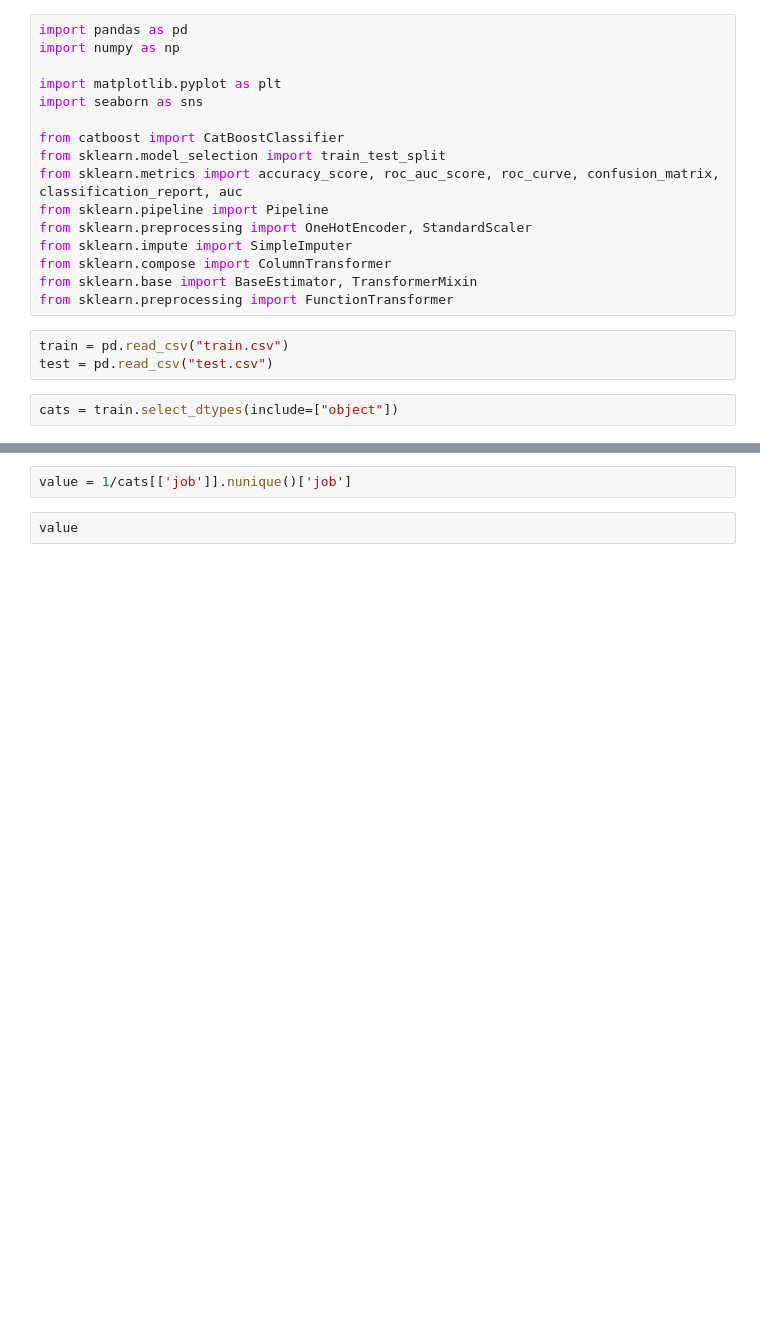
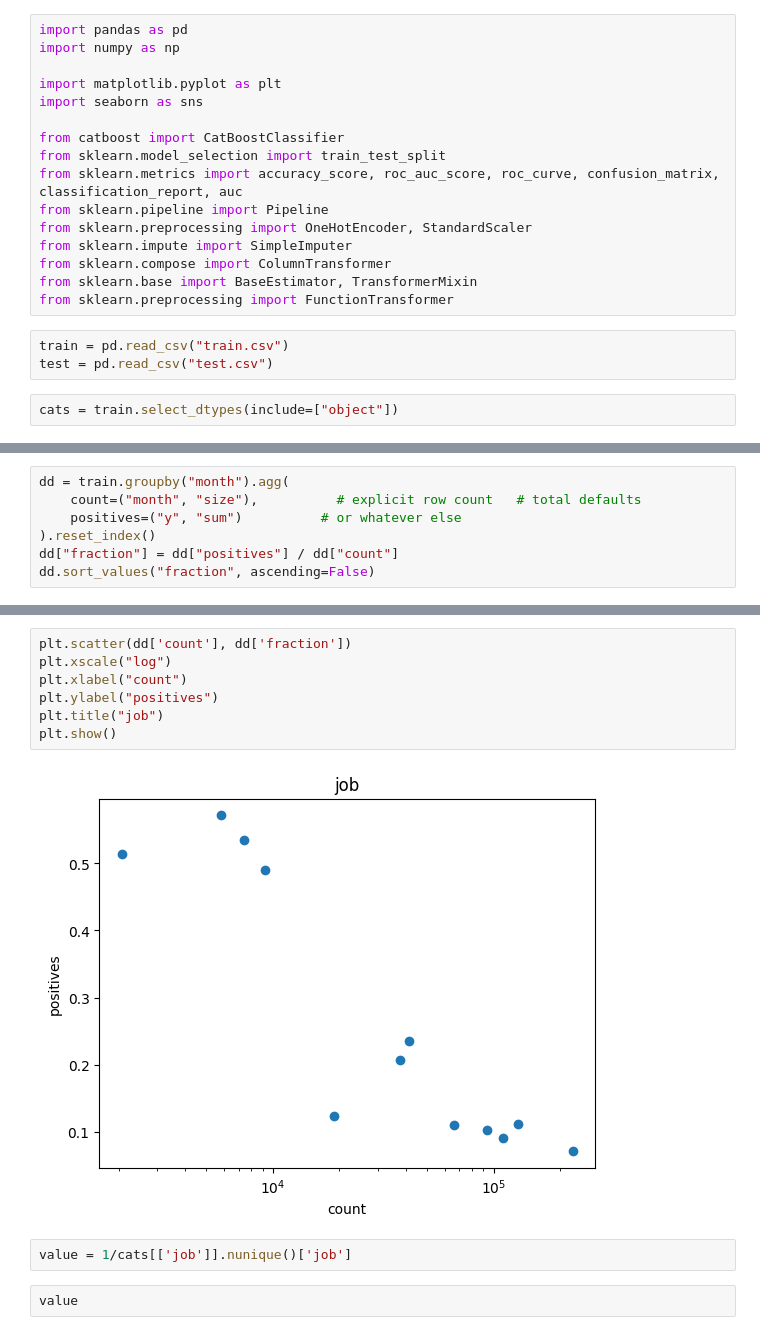
Before and after one commit to ol-webb/kaggle_playground_5-8, a Jupyter notebook: eda.ipynb, the cells around one changed output, grey strips where cells are left out. Drawn from its saved outputs; the diff is of its cells as text; blank space fills up the shorter version.

```diff
--- a/eda.ipynb
+++ b/eda.ipynb
@@ -38,0 +59,7 @@ cats.groupby("job").agg({"default": "count"})
+# %%
+dd = train.groupby("month").agg(
+    count=("month", "size"),          # explicit row count   # total defaults
+    positives=("y", "sum")          # or whatever else
+).reset_index()
+dd["fraction"] = dd["positives"] / dd["count"]
+dd.sort_values("fraction", ascending=False)
@@ -39,3 +80,12 @@ cats.groupby("job").agg({"default": "count"})
+# %%
+plt.scatter(dd['count'], dd['fraction'])
+plt.xscale("log")
+plt.xlabel("count")
+plt.ylabel("positives")
+plt.title("job")
+plt.show()
+# %% [output]
+[figure, added]
 # %%
 value = 1/cats[['job']].nunique()['job']
 # %%
```
Also changed, not shown: parts of 5 cells of this notebook, 2 other files.
